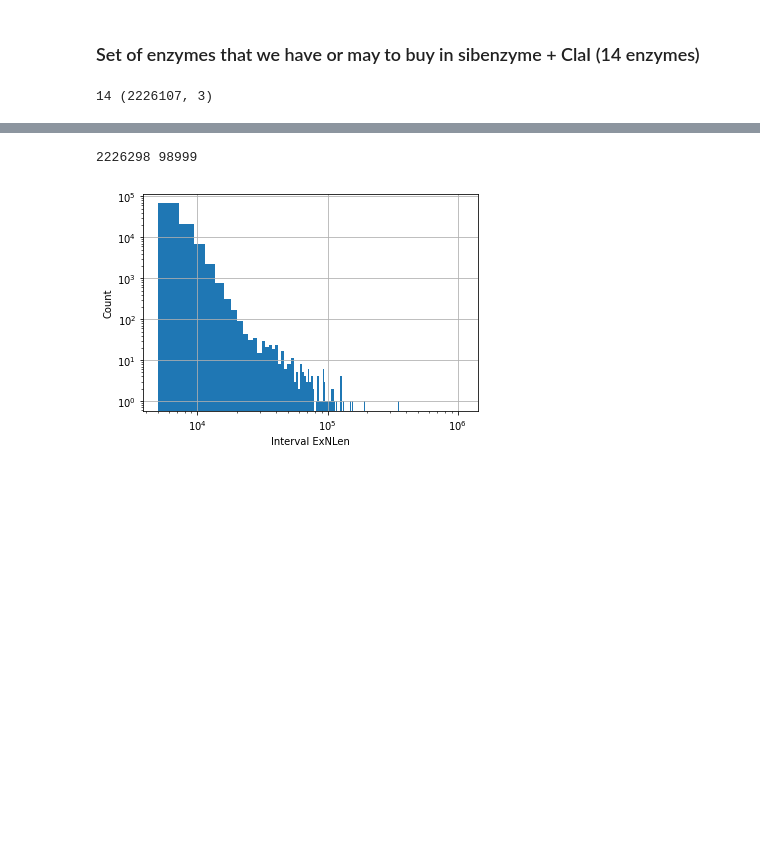
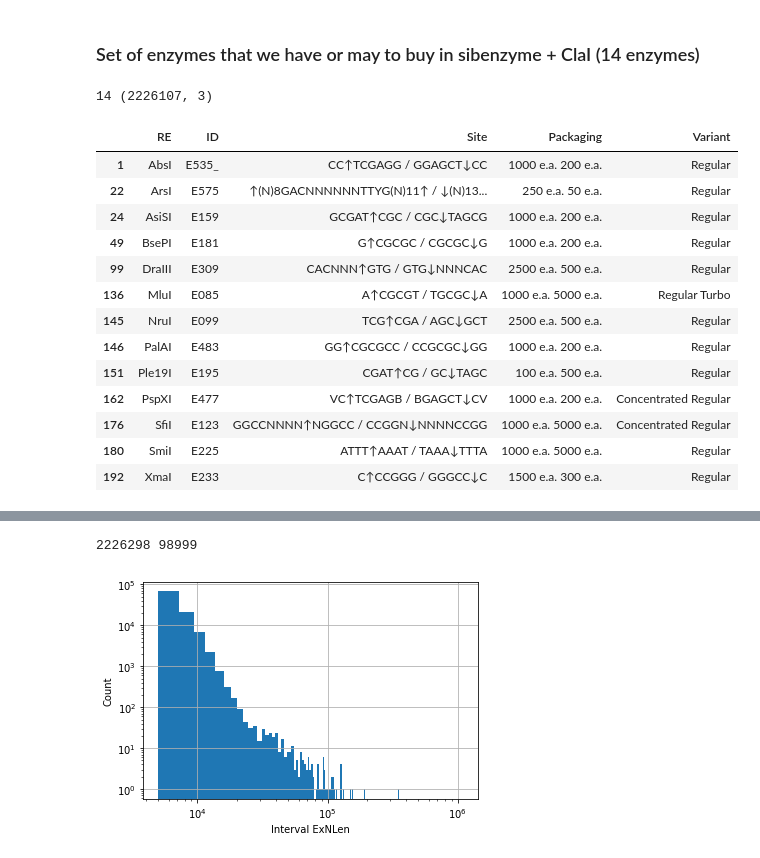
Before and after one commit to mitoclub/OldMenGenetics, a Jupyter notebook: restrictase_search/notebooks/find_re2.ipynb, the cells around one changed output, grey strips where cells are left out. Saved outputs shown, nothing was run; the diff lists cells and outputs as text; code cells hidden in the pictures; blank space fills up the shorter version.

Commit message:
table of avail enzymes sites

```diff
--- a/restrictase_search/notebooks/find_re2.ipynb
+++ b/restrictase_search/notebooks/find_re2.ipynb
@@ -327,3 +327,20 @@ cutpos_available = cutpos[(cutpos.RE.isin(sibenzyme.RE)) | (cutpos.RE == "ClaI")
 print(cutpos_available.RE.nunique(), cutpos_available.shape)
 # %% [output]
 14 (2226107, 3)
+# %%
+sibenzyme[sibenzyme.RE.isin(cutpos_available.RE)]
+# %% [output]
+|  | RE | ID | Site | Packaging | Variant |
+| 1 | AbsI | E535_ | CC↑TCGAGG / GGAGCT↓CC | 1000 е.а. 200 е.а. | Regular |
+| 22 | ArsI | E575 | ↑(N)8GACNNNNNNTTYG(N)11↑ / ↓(N)13... | 250 е.а. 50 е.а. | Regular |
+| 24 | AsiSI | E159 | GCGAT↑CGC / CGC↓TAGCG | 1000 е.а. 200 е.а. | Regular |
+| 49 | BsePI | E181 | G↑CGCGC / CGCGC↓G | 1000 е.а. 200 е.а. | Regular |
+| 99 | DraIII | E309 | CACNNN↑GTG / GTG↓NNNCAC | 2500 е.а. 500 е.а. | Regular |
+| 136 | MluI | E085 | A↑CGCGT / TGCGC↓A | 1000 е.а. 5000 е.а. | Regular Turbo |
+| 145 | NruI | E099 | TCG↑CGA / AGC↓GCT | 2500 е.а. 500 е.а. | Regular |
+| 146 | PalAI | E483 | GG↑CGCGCC / CCGCGC↓GG | 1000 е.а. 200 е.а. | Regular |
+| 151 | Ple19I | E195 | CGAT↑CG / GC↓TAGC | 100 е.а. 500 е.а. | Regular |
+| 162 | PspXI | E477 | VC↑TCGAGB / BGAGCT↓CV | 1000 е.а. 200 е.а. | Concentrated Regular |
+| 176 | SfiI | E123 | GGCCNNNN↑NGGCC / CCGGN↓NNNNCCGG | 1000 е.а. 5000 е.а. | Concentrated Regular |
+| 180 | SmiI | E225 | ATTT↑AAAT / TAAA↓TTTA | 1000 е.а. 5000 е.а. | Regular |
+| 192 | XmaI | E233 | C↑CCGGG / GGGCC↓C | 1500 е.а. 300 е.а. | Regular |
```
Also changed, not shown: parts of 1 cell of this notebook.
